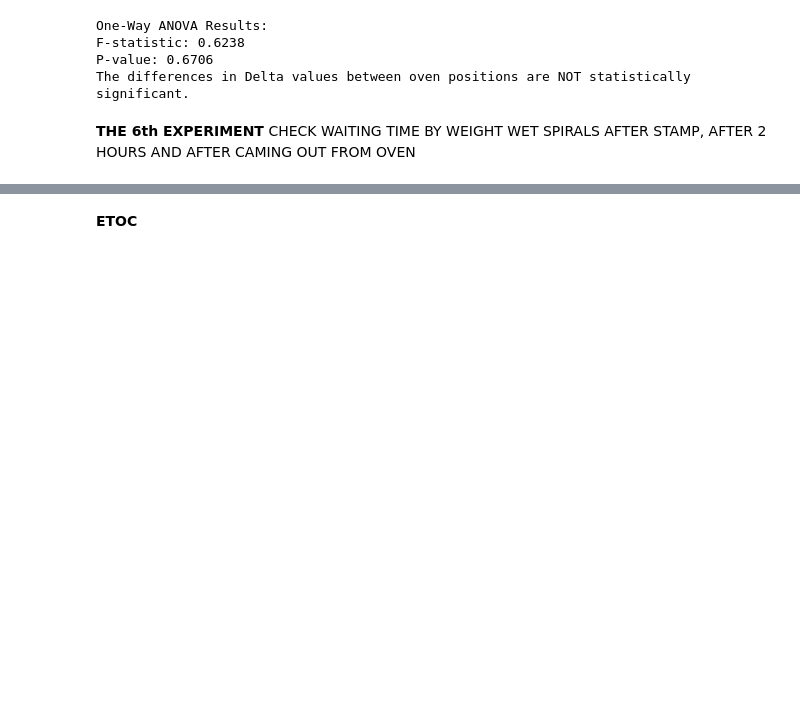
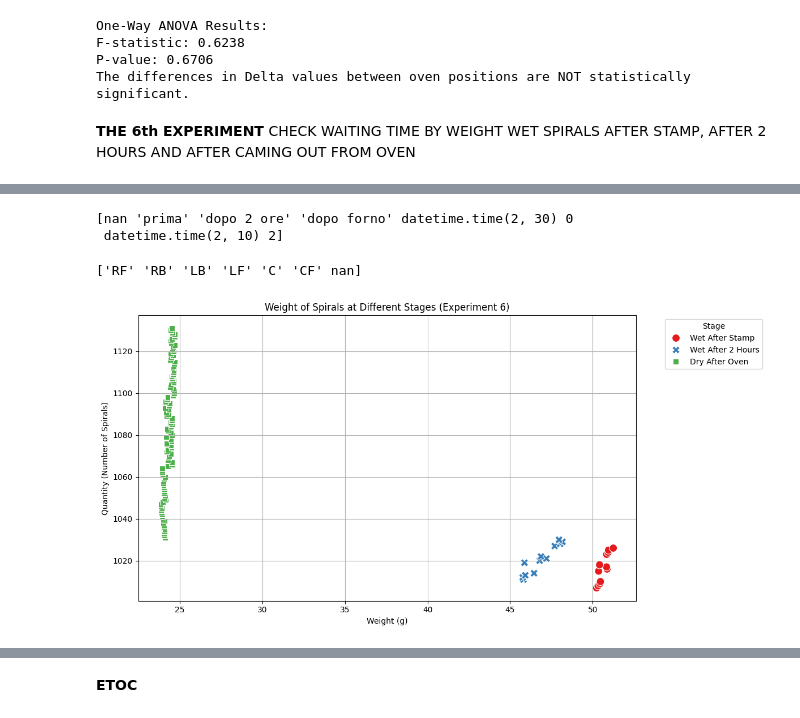
Before and after one commit to MaliheDahmardeh/ZB, a Jupyter notebook: ZB.ipynb, the cells around one changed output, grey strips where cells are left out. Cells and saved outputs as stored; diff of their text form; code cells hidden in the pictures; blank space fills up the shorter version.

```diff
--- a/ZB.ipynb
+++ b/ZB.ipynb
@@ -978,0 +1010,61 @@ The differences in Delta values between oven positions are NOT statistically sig
+# %%
+print(data['tempo di attesa'].unique())
+# %% [output]
+[nan 'prima' 'dopo 2 ore' 'dopo forno' datetime.time(2, 30) 0
+ datetime.time(2, 10) 2]
+# %%
+print(data['posizione nel forno: RB/RF/LB/LF/CF/C'].unique())
+# %% [output]
+['RF' 'RB' 'LB' 'LF' 'C' 'CF' nan]
+# %%
+import pandas as pd
+import matplotlib.pyplot as plt
+import seaborn as sns
+
+# Filter data for Experiment 6
+experiment_6_data = data[data['numero di esperimento'] == 6]
+
+# Prepare data by extracting weights and corresponding stages
+# "orario di tempo di attesa" contains stage information: 'prima', 'dopo 2 ore', 'dopo forno'
+wet_stamp = experiment_6_data[experiment_6_data['tempo di attesa'] == 'prima'][['peso spirale umida']]
+wet_2_hours = experiment_6_data[experiment_6_data['tempo di attesa'] == 'dopo 2 ore'][['peso spirale umida']]
+dry_after_oven = experiment_6_data[experiment_6_data['tempo di attesa'] == 'dopo forno'][['peso spirale secca']]
+
+# Add a 'stage' column for clarity
+wet_stamp['stage'] = 'Wet After Stamp'
+wet_stamp = wet_stamp.rename(columns={'peso spirale umida': 'weight'})
+wet_stamp['quantity'] = wet_stamp.index + 1  # Spiral count
+
+wet_2_hours['stage'] = 'Wet After 2 Hours'
+wet_2_hours = wet_2_hours.rename(columns={'peso spirale umida': 'weight'})
+wet_2_hours['quantity'] = wet_2_hours.index + 1
+
+dry_after_oven['stage'] = 'Dry After Oven'
+dry_after_oven = dry_after_oven.rename(columns={'peso spirale secca': 'weight'})
+dry_after_oven['quantity'] = dry_after_oven.index + 1
+
+# Combine all stages
+combined_data = pd.concat([wet_stamp, wet_2_hours, dry_after_oven])
+
+# Scatter plot
+plt.figure(figsize=(12, 6))
+sns.scatterplot(
+    data=combined_data,
+    x='weight',
+    y='quantity',
+    hue='stage',
+    style='stage',
+    palette='Set1',
+    s=100
+)
+
+# Customize the plot
+plt.title("Weight of Spirals at Different Stages (Experiment 6)")
+plt.xlabel("Weight (g)")
+plt.ylabel("Quantity (Number of Spirals)")
+plt.legend(title="Stage", bbox_to_anchor=(1.05, 1), loc='upper left')
+plt.grid(True)
+plt.tight_layout()
+plt.show()
+# %% [output]
+[figure, added]
```
Also changed, not shown: parts of 13 cells of this notebook.
